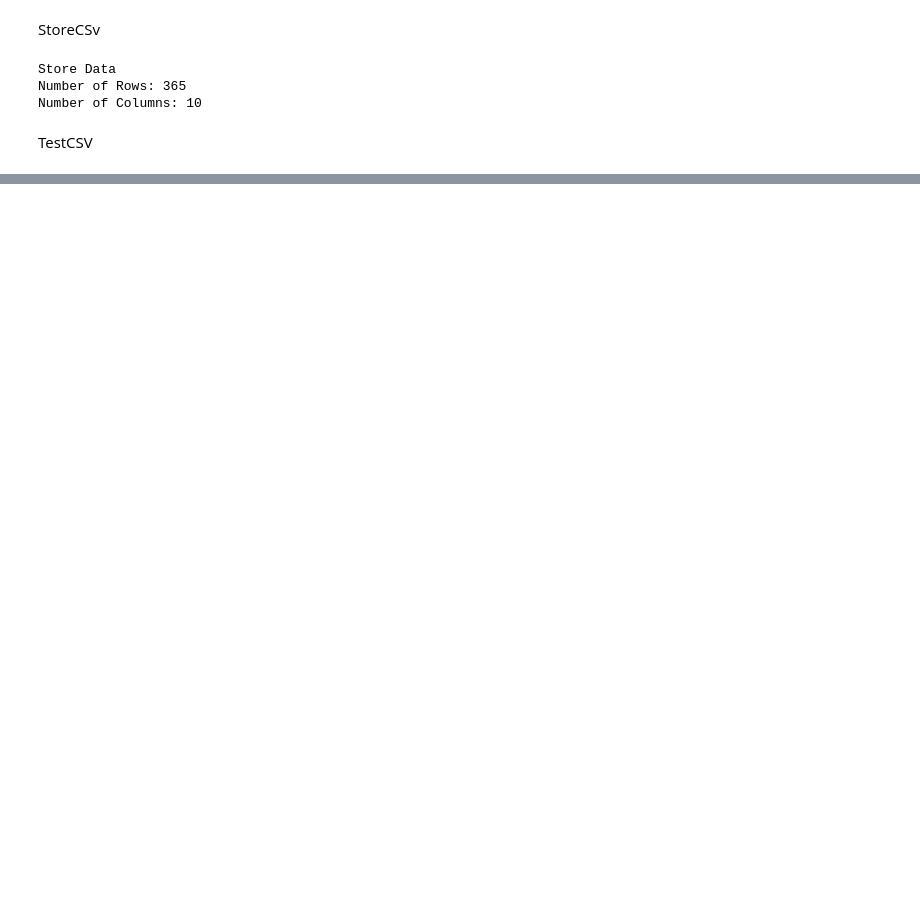
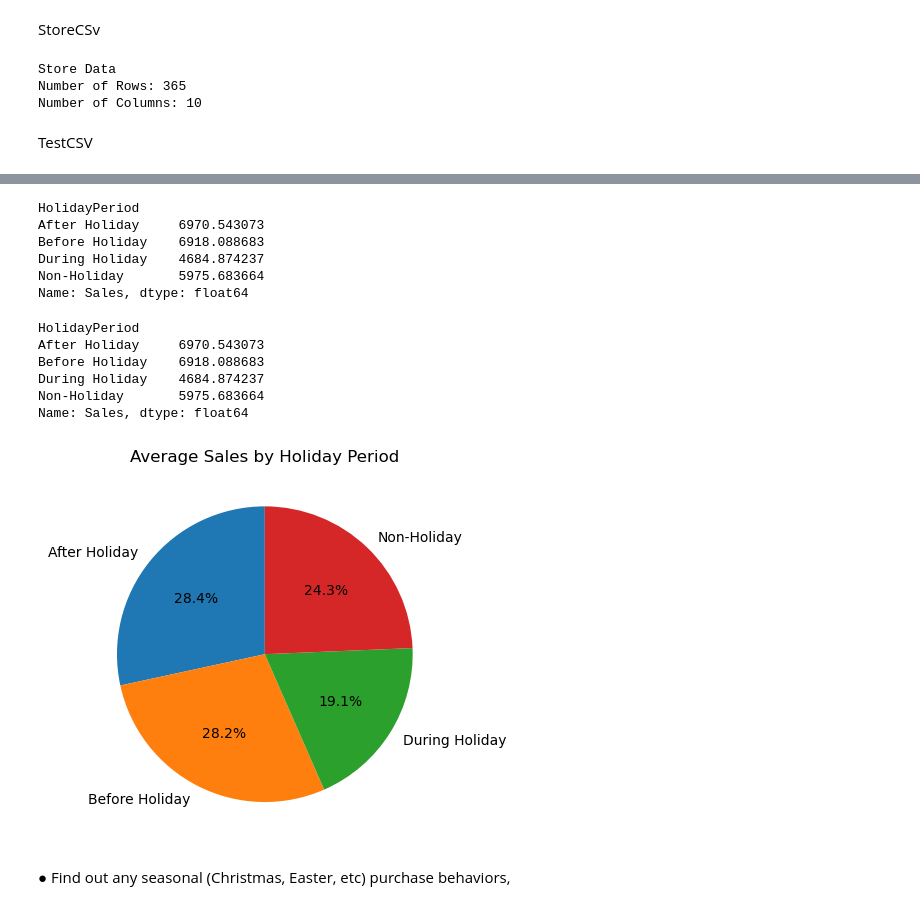
Before and after one commit to jodahe1/Rossmann-Pharmaceuticals-, a Jupyter notebook: Task1/EDA and Data Cleaning.ipynb, the cells around one changed output, grey strips where cells are left out. Cells and saved outputs as stored; diff of their text form; code cells hidden in the pictures; blank space fills up the shorter version.

```diff
--- a/Task1/EDA and Data Cleaning.ipynb
+++ b/Task1/EDA and Data Cleaning.ipynb
@@ -115,0 +211,42 @@ filtered_data = pipeline.fit_transform(test_df)
+# %%
+# Identify the sales behavior before, during, and after holidays
+train_df.loc[train_df['StateHoliday'] != '0', 'HolidayPeriod'] = 'During Holiday'
+train_df.loc[(train_df['StateHoliday'] == '0') & (train_df['StateHoliday'].shift(1) != '0'), 'HolidayPeriod'] = 'Before Holiday'
+train_df.loc[(train_df['StateHoliday'] == '0') & (train_df['StateHoliday'].shift(-1) != '0'), 'HolidayPeriod'] = 'After Holiday'
+# %%
+# Calculate the average sales for each holiday period
+average_sales_by_period = train_df.groupby('HolidayPeriod')['Sales'].mean()
+# %% [output]
+HolidayPeriod
+After Holiday     6970.543073
+Before Holiday    6918.088683
+During Holiday    4684.874237
+Non-Holiday       5975.683664
+Name: Sales, dtype: float64
+# %%
+# Print the average sales for each holiday period
+print(average_sales_by_period)
+# %% [output]
+HolidayPeriod
+After Holiday     6970.543073
+Before Holiday    6918.088683
+During Holiday    4684.874237
+Non-Holiday       5975.683664
+Name: Sales, dtype: float64
+# %%
+# Data for the pie chart
+labels = average_sales_by_period.index
+sizes = average_sales_by_period.values
+
+# Plotting the pie chart
+plt.pie(sizes, labels=labels, autopct='%1.1f%%', startangle=90)
+
+# Adding a title
+plt.title("Average Sales by Holiday Period")
+
+# Display the chart
+plt.show()
+# %% [output]
+[figure, added]
+# %% [markdown]
+●	Find out any seasonal (Christmas, Easter, etc) purchase behaviors,
```
Also changed, not shown: parts of 16 cells of this notebook, 1 other file.
